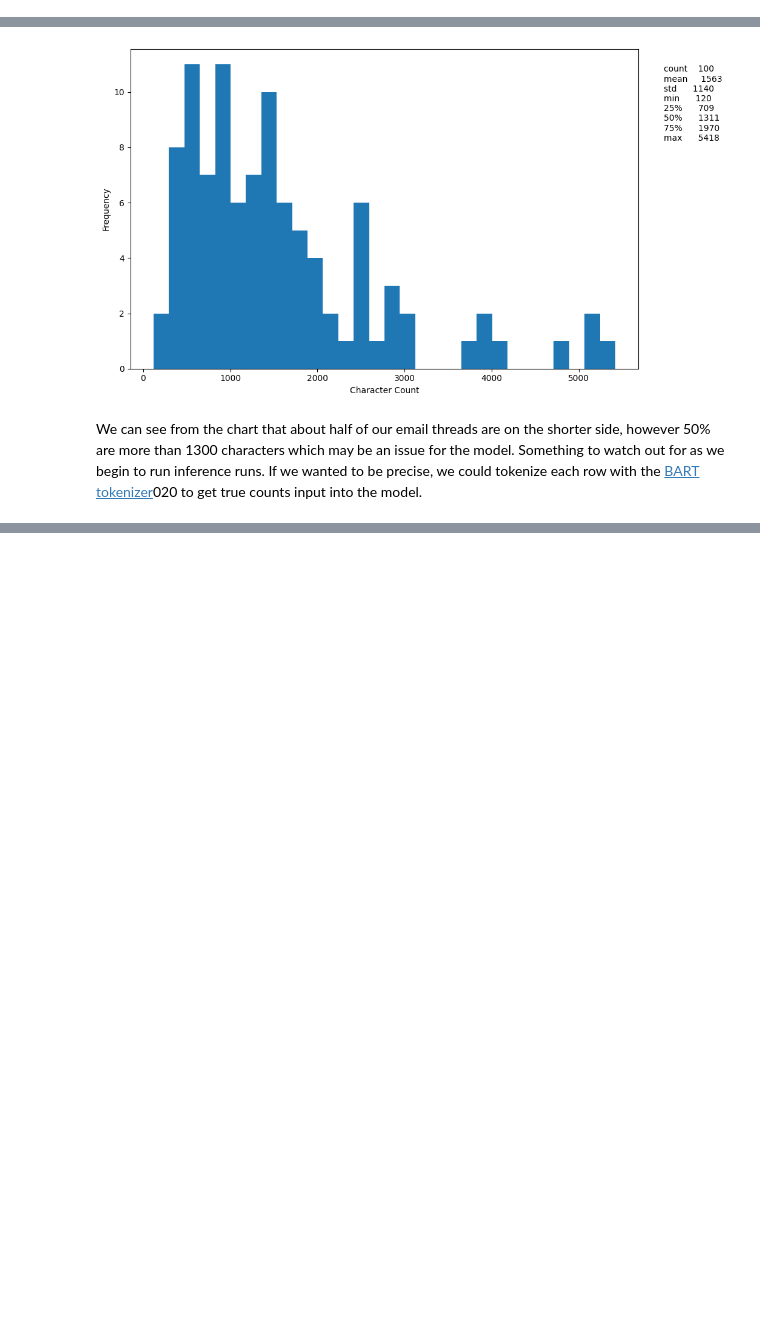
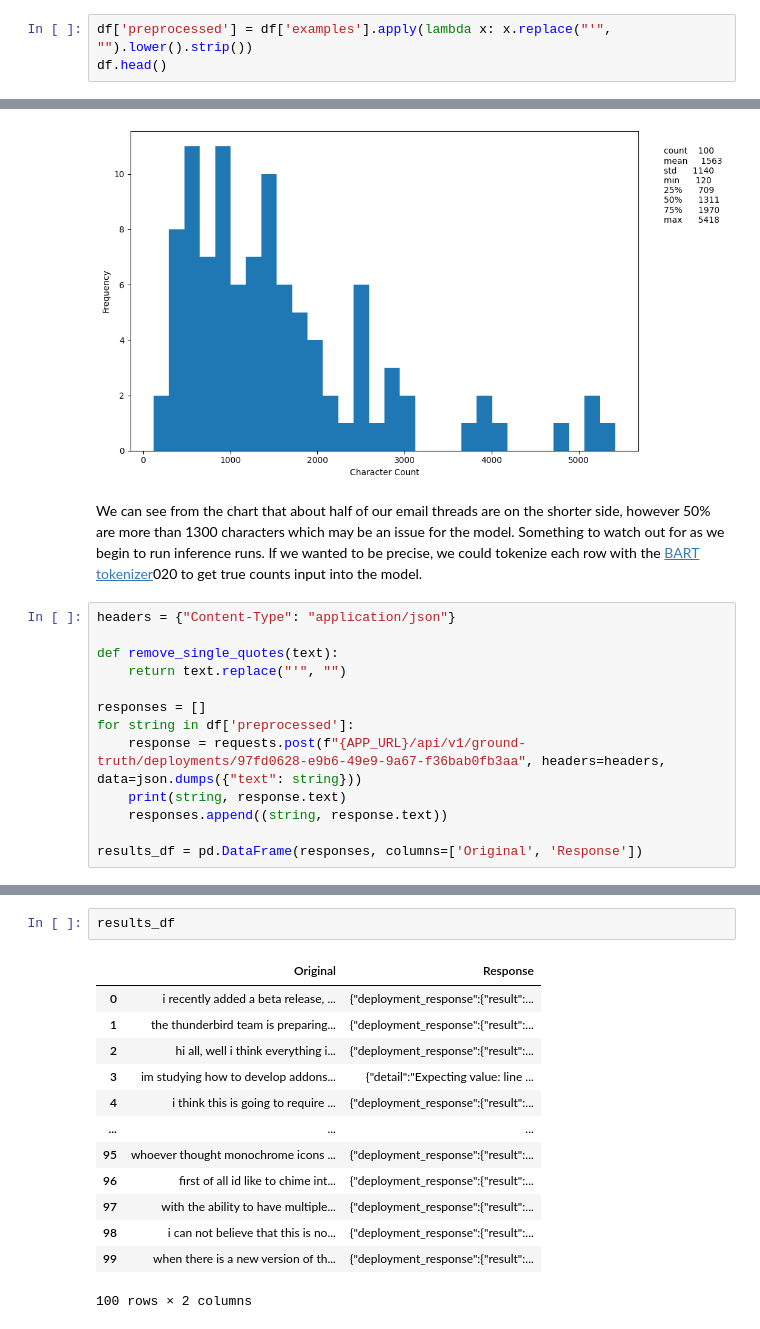
Before and after one commit to mozilla-ai/lumigator, a Jupyter notebook: notebooks/preprocess_thunderbird_samples.ipynb, the cells around one changed output, grey strips where cells are left out. Cells and saved outputs as stored; diff of their text form; blank space fills up the shorter version.

```diff
--- a/notebooks/preprocess_thunderbird_samples.ipynb
+++ b/notebooks/preprocess_thunderbird_samples.ipynb
@@ -58,3 +58,6 @@ df.head()
 | 2 | Hi all, Well I think everything i... | 561 |
 | 3 | I'm studying how to develop addon... | 3848 |
 | 4 | I think this is going to require ... | 2423 |
+# %%
+df['preprocessed'] = df['examples'].apply(lambda x: x.replace("'", "").lower().strip())
+df.head()
@@ -91,3 +101,16 @@ plt.show()
 [figure]
 # %% [markdown]
 We can see from the chart that about half of our email threads are on the shorter side, however 50% are more than 1300 characters which may be an issue for the model. Something to watch out for as we begin to run inference runs. If we wanted to be precise, we could tokenize each row with the [BART tokenizer](https://huggingface.co/docs/transformers/en/model_doc/bart#transformers.BartTokenizer)020 to get true counts input into the model.
+# %%
+headers = {"Content-Type": "application/json"}
+
+def remove_single_quotes(text):
+    return text.replace("'", "")
+
+responses = []
+for string in df['preprocessed']:
+    response = requests.post(f"{APP_URL}/api/v1/ground-truth/deployments/97fd0628-e9b6-49e9-9a67-f36bab0fb3aa", headers=headers, data=json.dumps({"text": string}))
+    print(string, response.text)
+    responses.append((string, response.text))
+
+results_df = pd.DataFrame(responses, columns=['Original', 'Response'])
@@ -93,0 +135,16 @@ We can see from the chart that about half of our email threads are on the shorte
+# %%
+results_df
+# %% [output]
+|  | Original | Response |
+| 0 | i recently added a beta release, ... | {"deployment_response":{"result":... |
+| 1 | the thunderbird team is preparing... | {"deployment_response":{"result":... |
+| 2 | hi all, well i think everything i... | {"deployment_response":{"result":... |
+| 3 | im studying how to develop addons... | {"detail":"Expecting value: line ... |
+| 4 | i think this is going to require ... | {"deployment_response":{"result":... |
+| ... | ... | ... |
+| 95 | whoever thought monochrome icons ... | {"deployment_response":{"result":... |
+| 96 | first of all id like to chime int... | {"deployment_response":{"result":... |
+| 97 | with the ability to have multiple... | {"deployment_response":{"result":... |
+| 98 | i can not believe that this is no... | {"deployment_response":{"result":... |
+| 99 | when there is a new version of th... | {"deployment_response":{"result":... |
+100 rows × 2 columns
```
Also changed, not shown: parts of 6 cells of this notebook.
